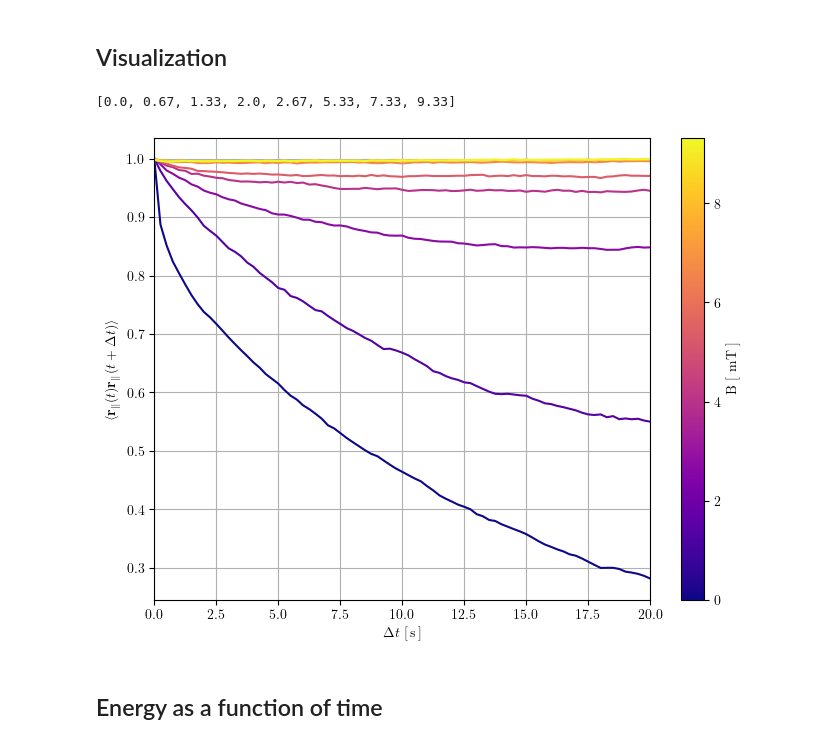
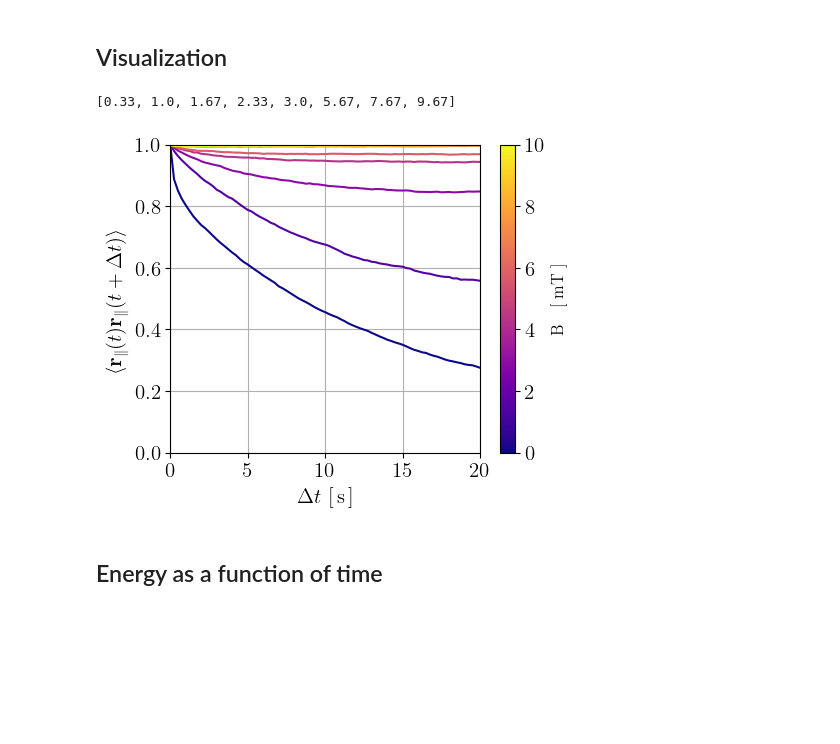
Before and after one commit to leogabac/stuckgs, a Jupyter notebook: src/fig4a.ipynb, the cells around one changed output. Drawn from its saved outputs; the diff is of its cells as text; code cells hidden in the pictures; blank space fills up the shorter version.

```diff
--- a/src/fig4a.ipynb
+++ b/src/fig4a.ipynb
@@ -211,7 +148,7 @@ corravs = pd.read_csv(os.path.join(corr_path,'global.csv'), index_col=['interval
 nintervals = corravs.index.get_level_values('interval').unique().to_list()
 # %%
 rate = params['max_field']/quench_time
-fields = [np.round(i[0] * rate.magnitude, decimals=2) for i in intervals]
+fields = [np.round((i[0]+i[1])/2 * rate.magnitude, decimals=2) for i in intervals]
 fields
 # %% [output]
-[0.0, 0.67, 1.33, 2.0, 2.67, 5.33, 7.33, 9.33]
+[0.33, 1.0, 1.67, 2.33, 3.0, 5.67, 7.67, 9.67]
@@ -220,29 +155,34 @@ legend = f"{fields[ninterval]} mT"
 # %%
-fig, ax = plt.subplots(figsize = (8,6))
+fig, ax = plt.subplots(figsize = (5,4))
 cmap = plt.get_cmap('plasma')
 
 for interval, (i,B) in zip(nintervals, enumerate(fields)):
     color =  cmap(i / (len(fields) - 1))
     avi = corravs.loc[idx[interval,'av']]
     ax.plot(avi.index.to_list(),avi.to_list(), color=color)
 
-ax.set_xlabel("$\\Delta t$ [\,s\,]")
 ax.set_xlim(0,h)
-ax.set_ylabel("$\\langle \mathbf{r}_\parallel(t) \mathbf{r}_\parallel(t+\\Delta t)\\rangle$")
+ax.set_ylim(0,1)
+ax.set_xlabel("$\\Delta t$ [\,s\,]", fontsize=15)
+ax.set_ylabel("$\\langle \mathbf{r}_\parallel(t) \mathbf{r}_\parallel(t+\\Delta t)\\rangle$",fontsize=15)
+ax.tick_params(axis='both', which='major', labelsize=15)
 ax.grid()
-#ax.legend()
 
 # Colorbar
-sm = plt.cm.ScalarMappable(cmap=cmap, norm=plt.Normalize(vmin=0, vmax=max(fields)))
+#sm = plt.cm.ScalarMappable(cmap=cmap, norm=plt.Normalize(vmin=0, vmax=max(fields)))
+sm = plt.cm.ScalarMappable(cmap=cmap, norm=plt.Normalize(vmin=0, vmax=10))
 sm.set_array([])
-plt.colorbar(sm, label='B [ mT ]')
+cbar = plt.colorbar(sm,ax=ax)
+cbar.set_label(label='B \,\, [ mT ]',size='large')
+cbar.ax.tick_params(labelsize=15)
+
 
 fig.savefig(os.path.join('../data/figs','fig4a.png'),dpi=300,bbox_inches='tight')
 fig.savefig(os.path.join('../data/figs','fig4a.pdf'))
 
 plt.show()
 # %% [output]
-[figure, old version]
+[figure, new version]
 # %% [markdown]
 ## Energy as a function of time
 # %%
```
Also changed, not shown: parts of 9 cells of this notebook, 13 other files.
